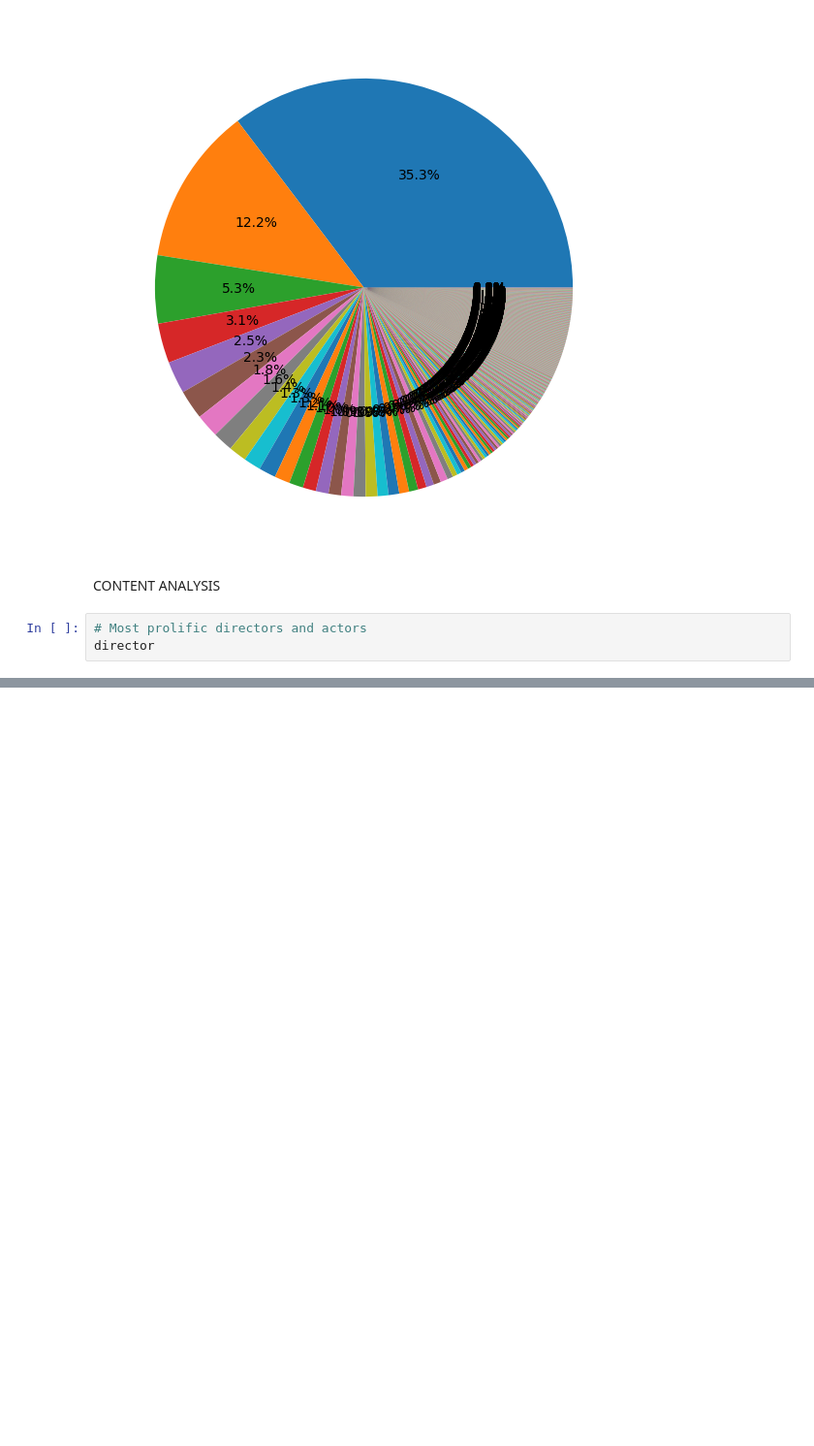
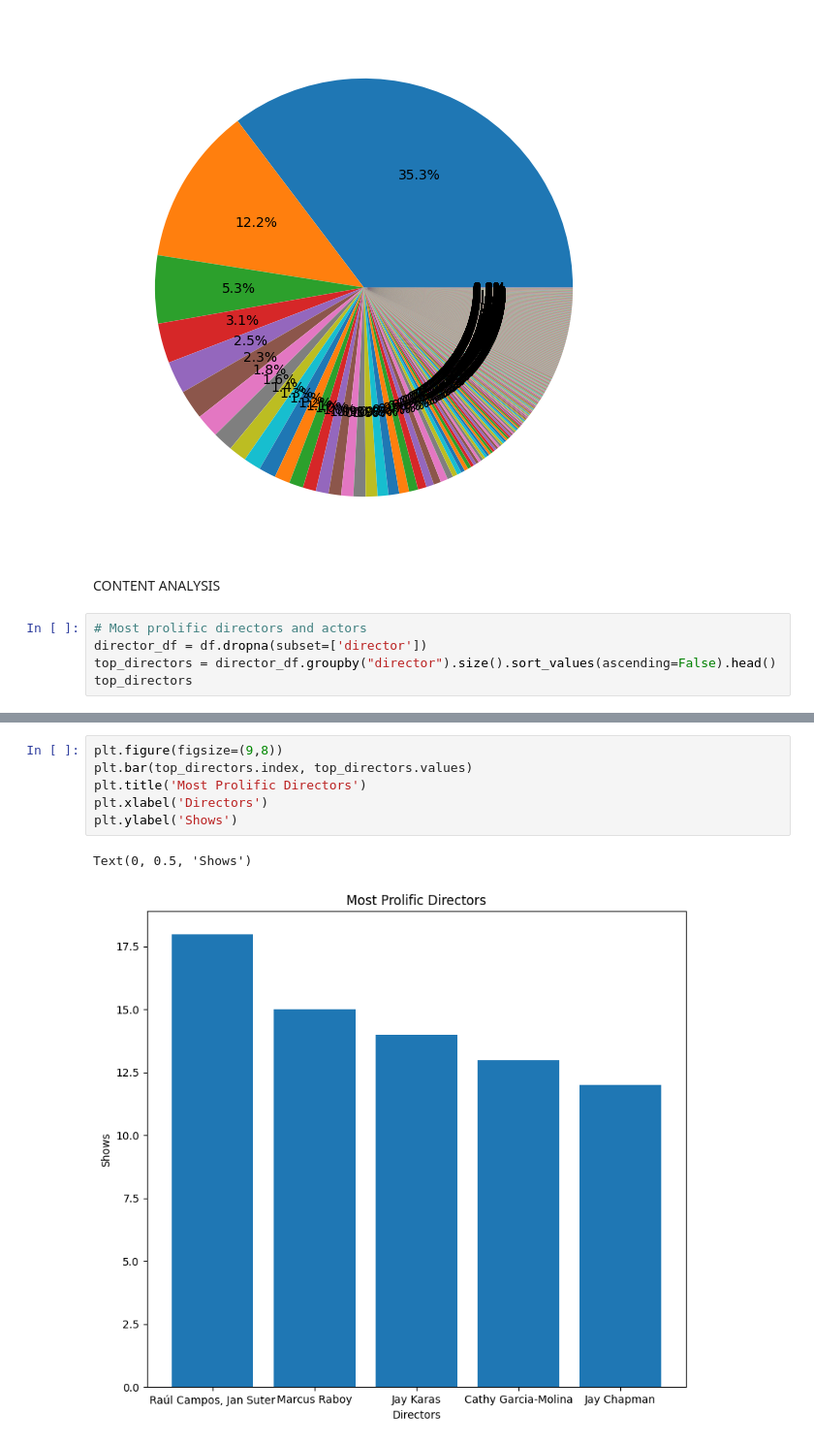
Before and after one commit to hrishavraj89/netflix_data_analysis, a Jupyter notebook: netflix_data_analysis.ipynb, the cells around one changed output, grey strips where cells are left out. Shown at 97% size. Drawn from its saved outputs; the diff is of its cells as text; blank space fills up the shorter version.

Commit message:
Most prolific directors

```diff
--- a/netflix_data_analysis.ipynb
+++ b/netflix_data_analysis.ipynb
@@ -63,5 +63,7 @@ plt.show()
 CONTENT ANALYSIS
 # %%
 # Most prolific directors and actors
-director
+director_df = df.dropna(subset=['director'])
+top_directors = director_df.groupby("director").size().sort_values(ascending=False).head()
+top_directors
 # %% [output]
@@ -73,0 +77,9 @@ director
+# %%
+plt.figure(figsize=(9,8))
+plt.bar(top_directors.index, top_directors.values)
+plt.title('Most Prolific Directors')
+plt.xlabel('Directors')
+plt.ylabel('Shows')
+# %% [output]
+Text(0, 0.5, 'Shows')
+[figure, added]
```
Also changed, not shown: parts of 2 cells of this notebook.
